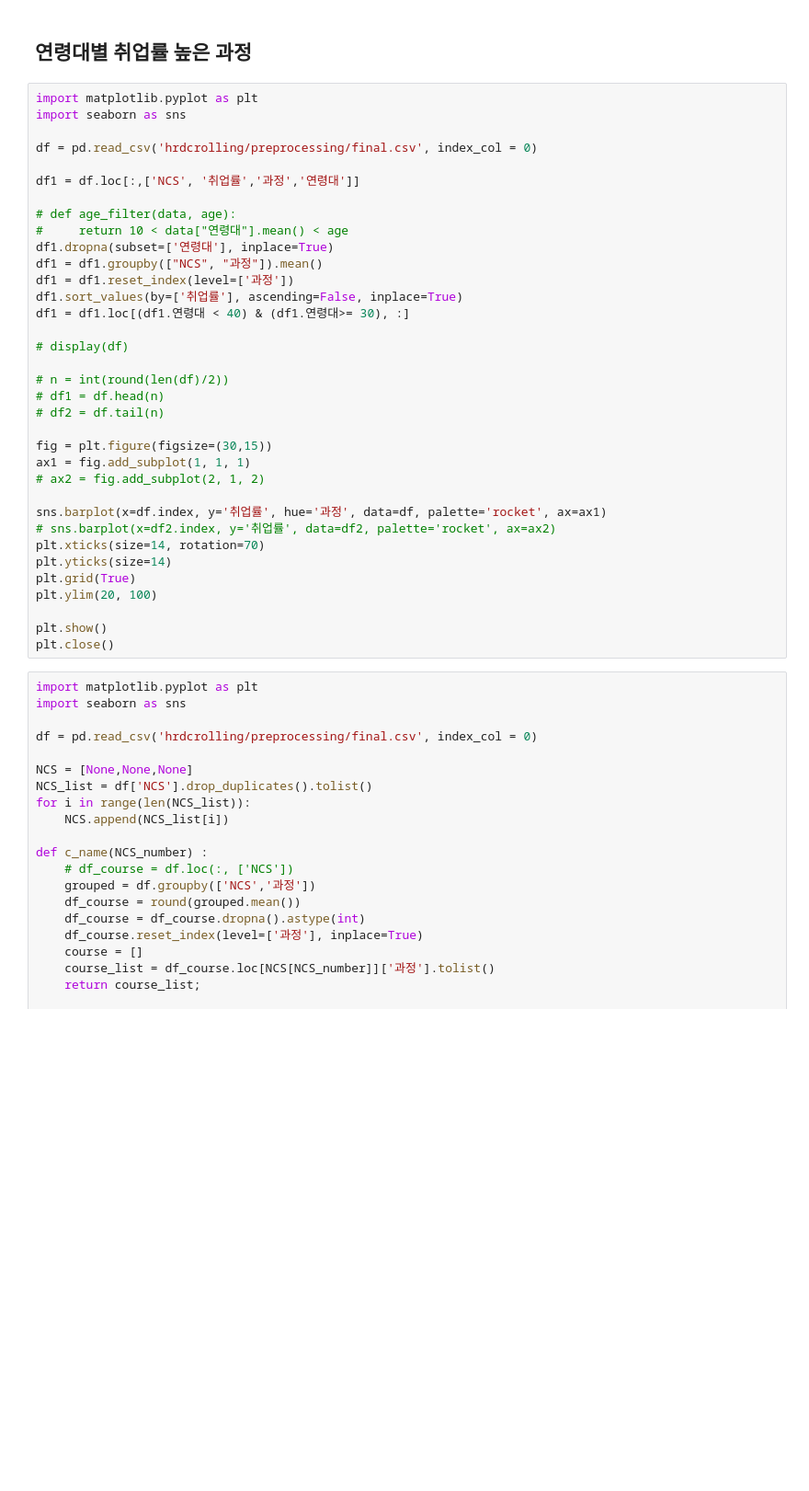
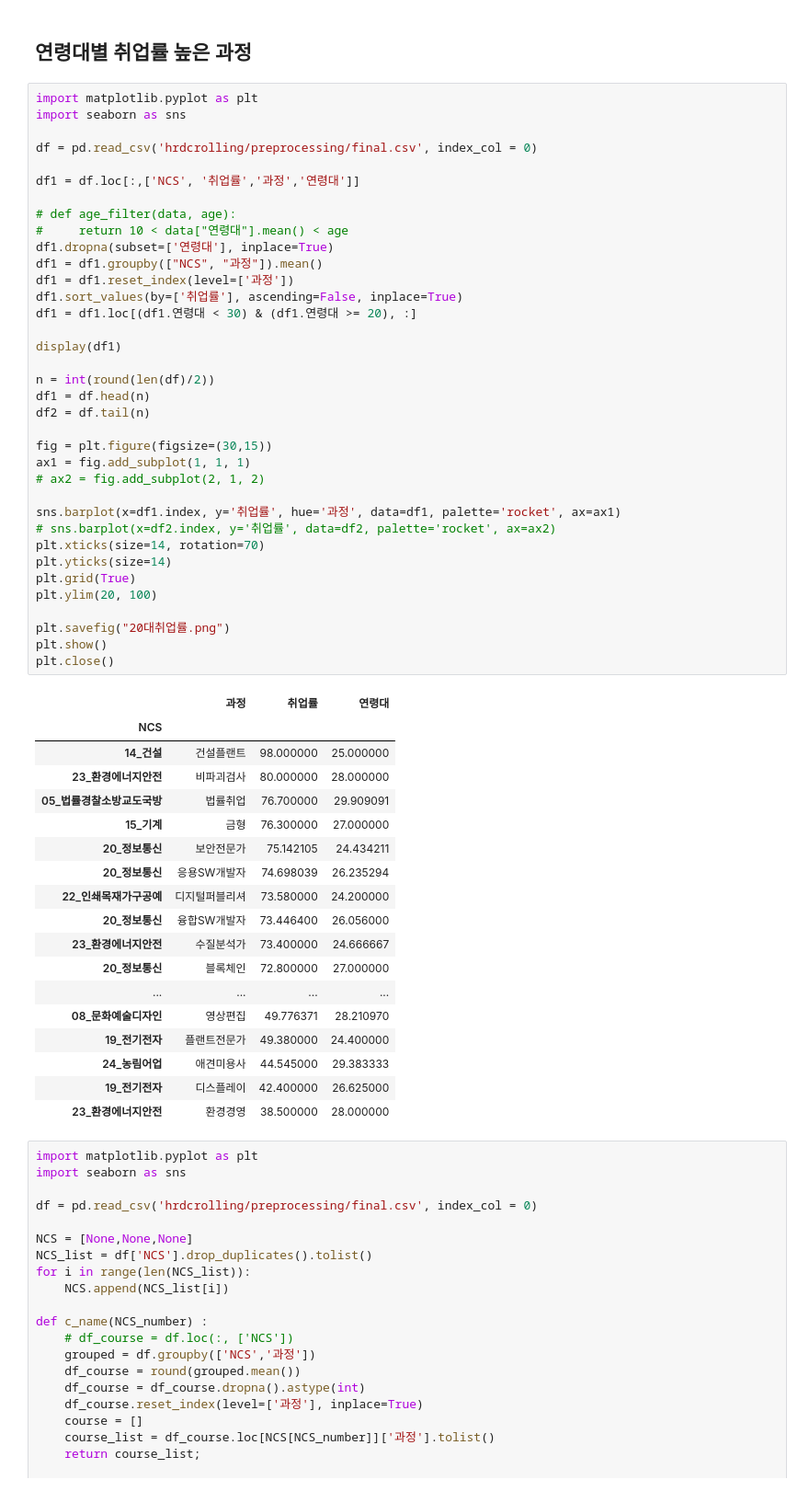
Before and after one commit to RyuJelly/jupyterlab, a Jupyter notebook: HRDproject/Untitled.ipynb, the cells around one changed output. Shown at 92% size. Cells and saved outputs as stored; diff of their text form; blank space fills up the shorter version.

```diff
--- a/HRDproject/Untitled.ipynb
+++ b/HRDproject/Untitled.ipynb
@@ -29,38 +29,58 @@ rc('font', family=font_name)
 # %%
 import matplotlib.pyplot as plt
 import seaborn as sns
 
 df = pd.read_csv('hrdcrolling/preprocessing/final.csv', index_col = 0)
 
 df1 = df.loc[:,['NCS', '취업률','과정','연령대']]
 
 # def age_filter(data, age):
 #     return 10 < data["연령대"].mean() < age
 df1.dropna(subset=['연령대'], inplace=True)
 df1 = df1.groupby(["NCS", "과정"]).mean()
 df1 = df1.reset_index(level=['과정'])
 df1.sort_values(by=['취업률'], ascending=False, inplace=True)
-df1 = df1.loc[(df1.연령대 < 40) & (df1.연령대>= 30), :]
+df1 = df1.loc[(df1.연령대 < 30) & (df1.연령대 >= 20), :]
 
-# display(df)
+display(df1)
 
-# n = int(round(len(df)/2))
-# df1 = df.head(n)
-# df2 = df.tail(n)
+n = int(round(len(df)/2))
+df1 = df.head(n)
+df2 = df.tail(n)
 
 fig = plt.figure(figsize=(30,15))
 ax1 = fig.add_subplot(1, 1, 1)
 # ax2 = fig.add_subplot(2, 1, 2)
 
-sns.barplot(x=df.index, y='취업률', hue='과정', data=df, palette='rocket', ax=ax1)
+sns.barplot(x=df1.index, y='취업률', hue='과정', data=df1, palette='rocket', ax=ax1)
 # sns.barplot(x=df2.index, y='취업률', data=df2, palette='rocket', ax=ax2)
 plt.xticks(size=14, rotation=70)
 plt.yticks(size=14)
 plt.grid(True)
 plt.ylim(20, 100)
 
+plt.savefig("20대취업률.png")
 plt.show()
 plt.close()
+# %% [output]
+|  | 과정 | 취업률 | 연령대 |
+| NCS |  |  |  |
+| 14_건설 | 건설플랜트 | 98.000000 | 25.000000 |
+| 23_환경에너지안전 | 비파괴검사 | 80.000000 | 28.000000 |
+| 05_법률경찰소방교도국방 | 법률취업 | 76.700000 | 29.909091 |
+| 15_기계 | 금형 | 76.300000 | 27.000000 |
+| 20_정보통신 | 보안전문가 | 75.142105 | 24.434211 |
+| 20_정보통신 | 응용SW개발자 | 74.698039 | 26.235294 |
+| 22_인쇄목재가구공예 | 디지털퍼블리셔 | 73.580000 | 24.200000 |
+| 20_정보통신 | 융합SW개발자 | 73.446400 | 26.056000 |
+| 23_환경에너지안전 | 수질분석가 | 73.400000 | 24.666667 |
+| 20_정보통신 | 블록체인 | 72.800000 | 27.000000 |
+| ... | ... | ... | ... |
+| 08_문화예술디자인 | 영상편집 | 49.776371 | 28.210970 |
+| 19_전기전자 | 플랜트전문가 | 49.380000 | 24.400000 |
+| 24_농림어업 | 애견미용사 | 44.545000 | 29.383333 |
+| 19_전기전자 | 디스플레이 | 42.400000 | 26.625000 |
+| 23_환경에너지안전 | 환경경영 | 38.500000 | 28.000000 |
 # %%
 import matplotlib.pyplot as plt
 import seaborn as sns
```
Also changed, not shown: parts of 1 cell of this notebook, 20 other files.
